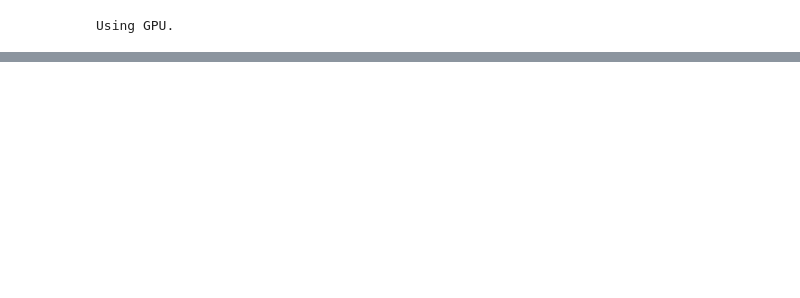
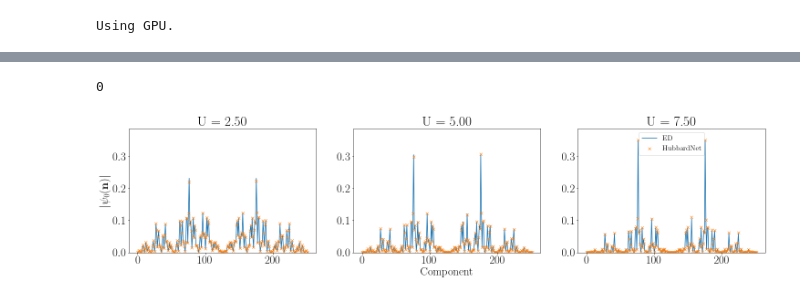
Before and after one commit to ziyanzzhu/HubbardNet, a Jupyter notebook: iterative_opt_gpu_for_gs.ipynb, the cells around one changed output, grey strips where cells are left out. Drawn from its saved outputs; the diff is of its cells as text; code cells hidden in the pictures; blank space fills up the shorter version.

```diff
--- a/iterative_opt_gpu_for_gs.ipynb
+++ b/iterative_opt_gpu_for_gs.ipynb
@@ -292,13 +293,13 @@ all_states = np.zeros_like(model.all_states)
 idx_list = np.zeros(model.tot_states,dtype=int)
 
 for i in range(int(model.tot_states/2)):
-  all_states[i] = model.all_states[i]
-  all_states[-i-1] = np.flip(model.all_states[i])
-  idx_list[i] = i
-  for j in range(model.tot_states):
-    if all(model.all_states[j]==all_states[-i-1]):
-      idx_list[-i-1] = j
-      break
+    all_states[i] = model.all_states[i]
+    all_states[-i-1] = np.flip(model.all_states[i])
+    idx_list[i] = i
+    for j in range(model.tot_states):
+        if all(model.all_states[j]==all_states[-i-1]):
+            idx_list[-i-1] = j
+            break
 
 # check wavefunctions
 U_test = np.array( [2.5, 5, 7.5] )
@@ -322,34 +323,37 @@ for s in range(0,max_state):
     print(s)
     fig, ax = plt.subplots(1, len(U_test), figsize=(25, 5)) # for paper, figsize (20, 5) for 1D (25, 5) for 2D
 
     ymax = torch.max(wf_test[:,s]).detach().cpu().numpy()*1.1
     ymin = 0
     n_list = np.zeros( (len(U_test),M) )
 
     for (i,U) in enumerate(U_test):
 
         wf_here = wf_test[i*model.tot_states:(i+1)*model.tot_states,s].squeeze().double()
 
         # calculate occupation numbers
         for m_idx in range(M):
             for state_idx in range(model.tot_states):
                 ci = wf_here[state_idx].cpu().detach().numpy()
                 ni = model.all_states[state_idx][m_idx]
                 n_list[i,m_idx] += ci**2 * ni
 
         wf_exact = np.abs(vecs_all[:,int(vals_idx_all[s, i]), i]).squeeze()
         wf_nn = np.abs(wf_here.cpu().detach().numpy())
         ax[i].plot(wf_exact[idx_list], label="ED")
         ax[i].plot(wf_nn[idx_list], 'x', label="HubbardNet")
 
         ax[i].set_title("U = {0:.2f}".format(U))
         ax[i].set_ylim((ymin,ymax))
-    ax[0].set_ylabel('$|\Psi_0 (\mathbf{n})|$')
+    ax[0].set_ylabel('$|\psi_0 (\mathbf{n})|$')
     # ax[0].set_xlabel('Component')
     ax[1].set_xlabel('Component')
     ax[2].legend(frameon=True, prop={'size': 16})
     plt.savefig("/content/drive/MyDrive/DNN/figures/wf_M{}N{}_n{}_nexcited_{}.pdf".format(M,N,s,n_excited), format='pdf',bbox_inches='tight')
     plt.show()
+# %% [output]
+0
+[figure, added]
 # %%
 xgrid, ygrid = np.meshgrid(np.arange(w)+1, np.arange(h)+1)
 xgrid = xgrid.ravel()
```
Also changed, not shown: parts of 8 cells of this notebook, 2 other files.
